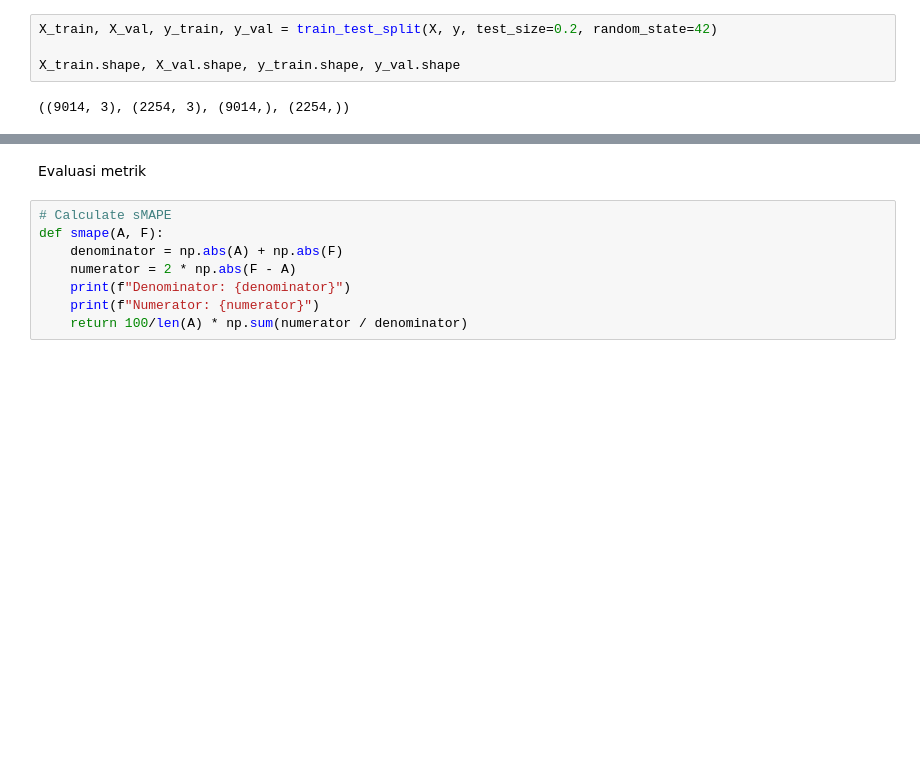
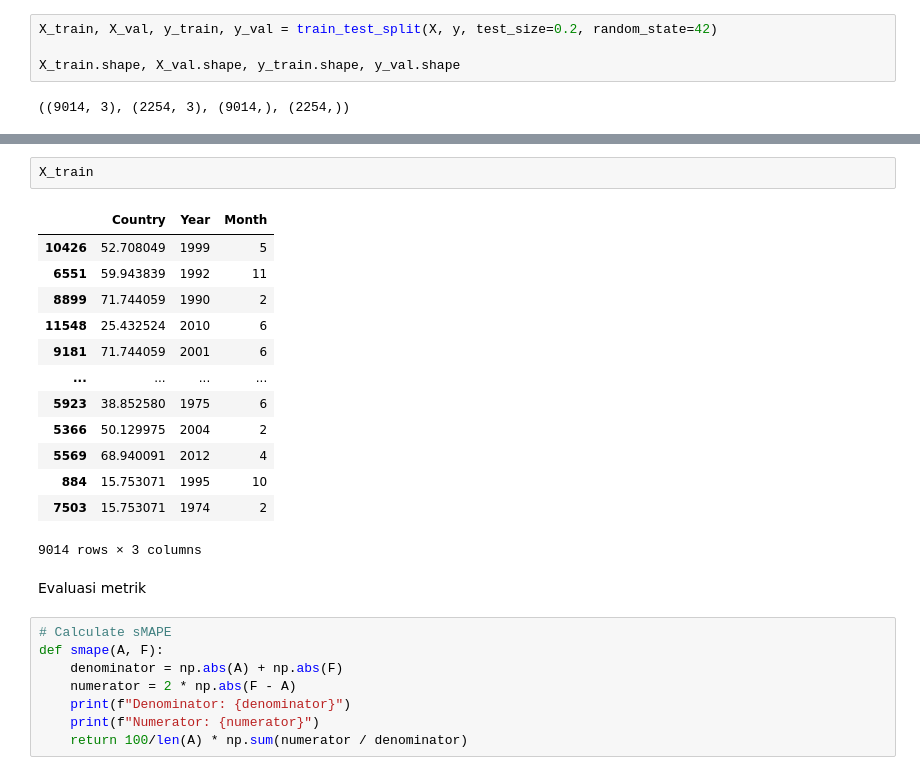
Before and after one commit to Ardavaa/adikara-fif, a Jupyter notebook: data-mining/main.ipynb, the cells around one changed output, grey strips where cells are left out. Cells and saved outputs as stored; diff of their text form; blank space fills up the shorter version.

```diff
--- a/main.ipynb
+++ b/data-mining/main.ipynb
@@ -211,3 +222,19 @@ X_train.shape, X_val.shape, y_train.shape, y_val.shape
+# %%
+X_train
+# %% [output]
+|  | Country | Year | Month |
+| 10426 | 52.708049 | 1999 | 5 |
+| 6551 | 59.943839 | 1992 | 11 |
+| 8899 | 71.744059 | 1990 | 2 |
+| 11548 | 25.432524 | 2010 | 6 |
+| 9181 | 71.744059 | 2001 | 6 |
+| ... | ... | ... | ... |
+| 5923 | 38.852580 | 1975 | 6 |
+| 5366 | 50.129975 | 2004 | 2 |
+| 5569 | 68.940091 | 2012 | 4 |
+| 884 | 15.753071 | 1995 | 10 |
+| 7503 | 15.753071 | 1974 | 2 |
+9014 rows × 3 columns
 # %% [markdown]
 Evaluasi metrik
 # %%
```
Also changed, not shown: parts of 19 cells of this notebook, 4 other files.
